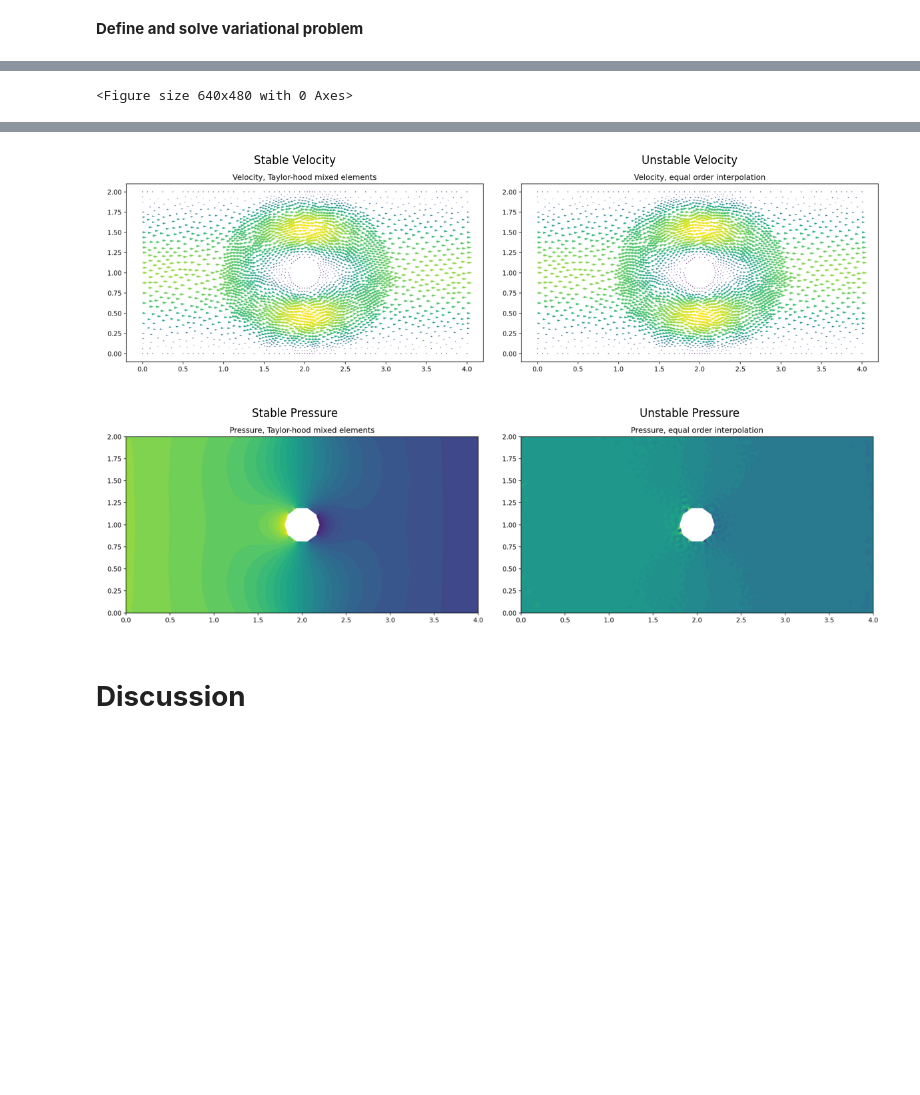
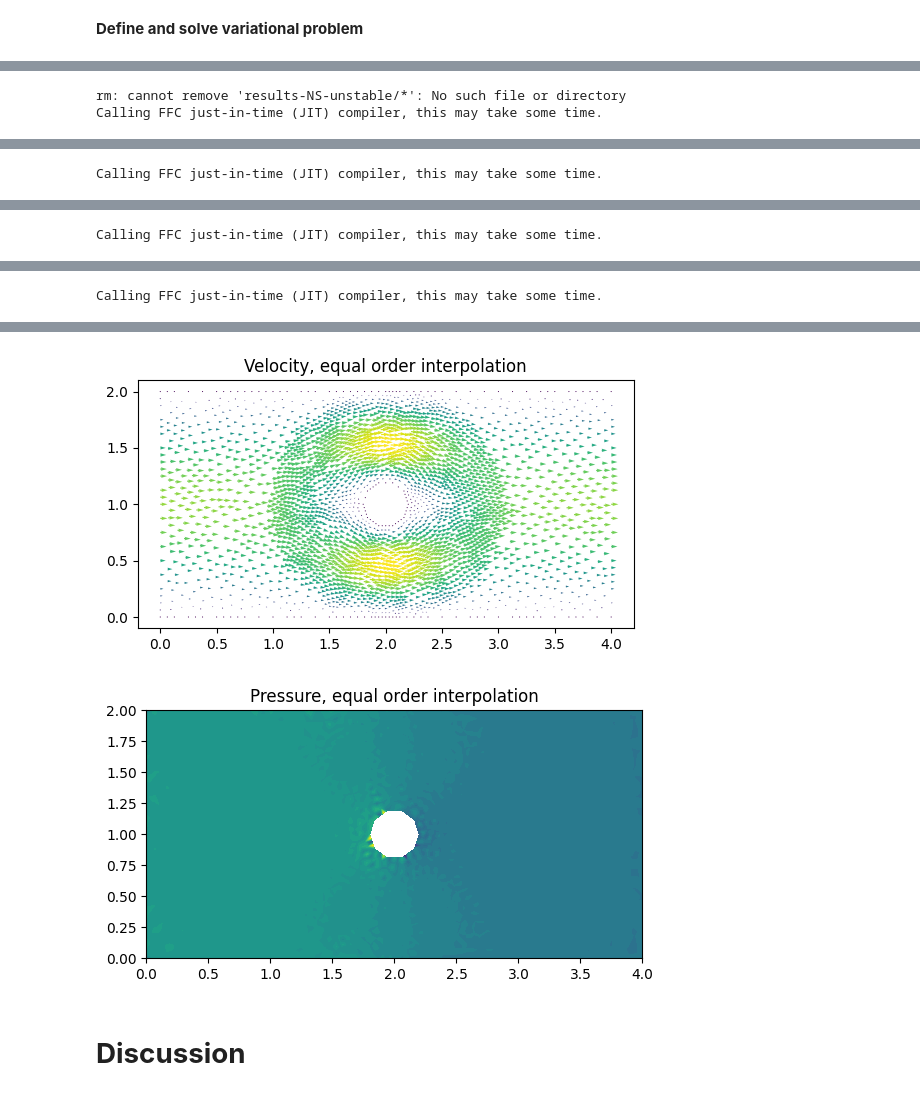
Before and after one commit to AdamHopkinss/DD2365, a Jupyter notebook: Lab1 Viscous Flow/Mandatory_assignment.ipynb, the cells around one changed output, grey strips where cells are left out. Drawn from its saved outputs; the diff is of its cells as text; code cells hidden in the pictures; blank space fills up the shorter version.

```diff
--- a/Lab1 Viscous Flow/Mandatory_assignment.ipynb
+++ b/Lab1 Viscous Flow/Mandatory_assignment.ipynb
@@ -143,12 +143,8 @@ plt.show()
 # "stable" - Taylor-Hood mixed element is stable
 # "unstable" - equal order interpolation of the velocity and pressure is unstable
 
-# This code (for plots) has to be run twice,
-# ones for            stability = "stable"
-# and then again for  stability = "unstable"
-# For the comparison of the plots.
-
-stability = "stable"
+# stability = "stable"      # Change to "unstable" or "stable"
+stability = "unstable"
 
 # Taylor-Hood
 if stability == "stable":
@@ -218,18 +270,8 @@ if stability == "stable":
   file_u << u1
   file_p << p1
 
-  # Save plots so both can be displayed simultaneously (for comparison)
-  if os.path.exists("plot_stable.png"):
-    os.remove("plot_stable.png")
-  plt.figure(figsize=(12,5))
-  plot(u1, title="Velocity, Taylor-hood mixed elements")
-  plt.savefig("plot_stable_v.png", dpi=200, bbox_inches='tight')
-  plt.close()
-  plt.figure(figsize=(12,5))
-  plot(p1, title="Pressure, Taylor-hood mixed elements")
-  plt.savefig("plot_stable_p.png", dpi=200, bbox_inches='tight')
-  plt.close()
-  plt.figure()
+  title_v = "Velocity, Taylor-Hood mixed finite element method"
+  title_p = "Pressure, Taylor-Hood mixed finite element method"
 
 
 if stability == "unstable":
@@ -245,44 +287,18 @@ if stability == "unstable":
   # Save solution to file
   file_u << u1
   file_p << p1
-  # Save plots so both can be displayed simultaneously (for comparison)
-  if os.path.exists("plot_stable.png"):
-    os.remove("plot_stable.png")
-  plt.figure(figsize=(12,5))
-  plot(u1, title="Velocity, equal order interpolation")
-  plt.savefig("plot_unstable_v.png", dpi=200, bbox_inches='tight')
-  plt.close()
-  plt.figure(figsize=(12,5))
-  plot(p1, title="Pressure, equal order interpolation")
-  plt.savefig("plot_unstable_p.png", dpi=200, bbox_inches='tight')
-  plt.close()
-  plt.figure()
 
-# Plot both solutions (stable and unstable)
-# Velocity comparison
-fig, axs = plt.subplots(1, 2, figsize=(12, 6))
-axs[0].imshow(mpimg.imread("plot_stable_v.png"))
-axs[0].set_title("Stable Velocity")
-axs[0].axis("off")
+  title_v = "Velocity, equal order interpolation"
+  title_p = "Pressure, equal order interpolation"
 
-axs[1].imshow(mpimg.imread("plot_unstable_v.png"))
-axs[1].set_title("Unstable Velocity")
-axs[1].axis("off")
 
-plt.tight_layout()
-plt.show()
+# Plot solution
+plt.figure()
+plot(u1, title=title_v)
 
-# Pressure comparison
-fig, axs = plt.subplots(1, 2, figsize=(12, 6))
-axs[0].imshow(mpimg.imread("plot_stable_p.png"))
-axs[0].set_title("Stable Pressure")
-axs[0].axis("off")
+plt.figure()
+plot(p1, title=title_p)
 
-axs[1].imshow(mpimg.imread("plot_unstable_p.png"))
-axs[1].set_title("Unstable Pressure")
-axs[1].axis("off")
-
-plt.tight_layout()
 plt.show()
 
 
@@ -290,4 +306,5 @@ plt.show()
 #!tar -czvf results-Stokes.tar.gz results-NS
 #files.download('results-Stokes.tar.gz')
 # %% [output]
-<Figure size 640x480 with 0 Axes>
+rm: cannot remove 'results-NS-unstable/*': No such file or directory
+Calling FFC just-in-time (JIT) compiler, this may take some time.
@@ -293,0 +328 @@ plt.show()
+Calling FFC just-in-time (JIT) compiler, this may take some time.
@@ -293,0 +346 @@ plt.show()
+Calling FFC just-in-time (JIT) compiler, this may take some time.
@@ -293,0 +364 @@ plt.show()
+Calling FFC just-in-time (JIT) compiler, this may take some time.
@@ -294,5 +382,5 @@ plt.show()
-[figure, old version]
+[figure, new version]
-[figure, old version]
+[figure, new version]
 # %% [markdown]
 # **Discussion**
 # %% [markdown]
```
Also changed, not shown: parts of 5 cells of this notebook.
